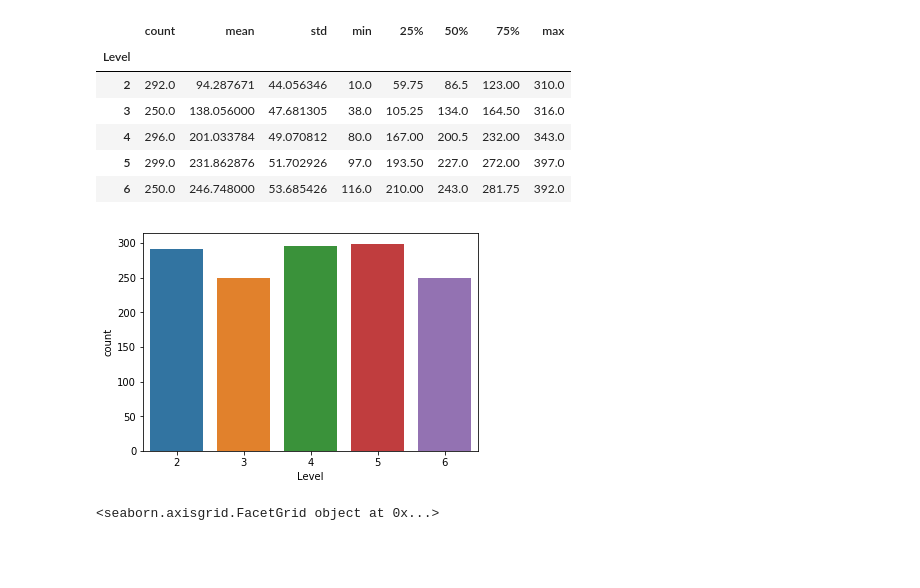
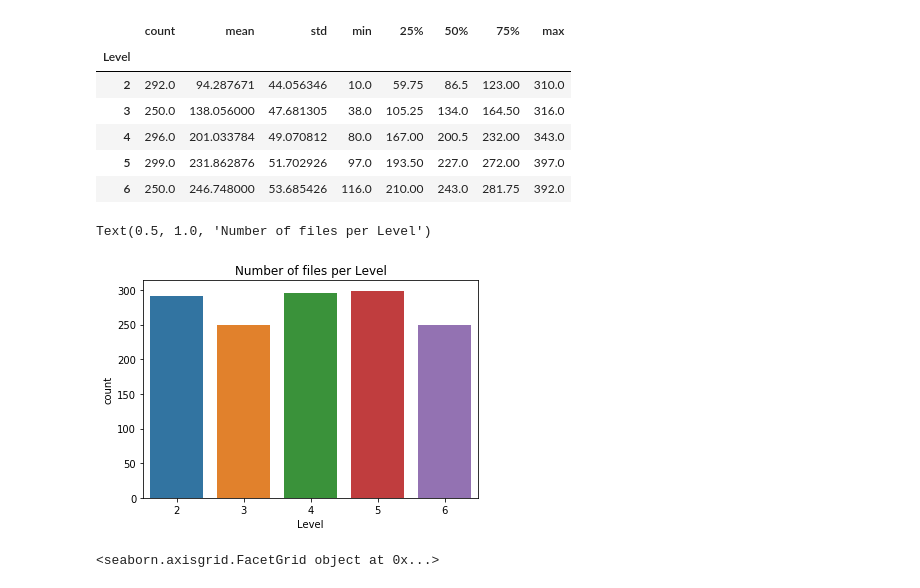
Before and after one commit to Data-Science-for-Linguists-2019/ESL-Article-Acquisition, a Jupyter notebook: exploratory-analysis/prep_data_analysis.ipynb, the cells around one changed output. Saved outputs shown, nothing was run; the diff lists cells and outputs as text; code cells hidden in the pictures; blank space fills up the shorter version.

```diff
--- a/exploratory-analysis/prep_data_analysis.ipynb
+++ b/exploratory-analysis/prep_data_analysis.ipynb
@@ -103,10 +106,13 @@ cepa_target.groupby('Level')['token_count'].describe()
 | 4 | 296.0 | 201.033784 | 49.070812 | 80.0 | 167.00 | 200.5 | 232.00 | 343.0 |
 | 5 | 299.0 | 231.862876 | 51.702926 | 97.0 | 193.50 | 227.0 | 272.00 | 397.0 |
 | 6 | 250.0 | 246.748000 | 53.685426 | 116.0 | 210.00 | 243.0 | 281.75 | 392.0 |
-# %%
-fig3 = sns.countplot(x="Level", data=cepa_target)
-# %% [output]
-[figure, removed]
+# %%
+# Number of files per level after throwing out extremely short essays
+fig3 = sns.countplot(x="Level", data=cepa_target)
+fig3.set_title("Number of files per Level")
+# %% [output]
+Text(0.5, 1.0, 'Number of files per Level')
+[figure, added]
 # %%
 fig3 = sns.catplot(x='Level', y='token_count', kind='box', data=cepa_target, height=9, aspect=0.6)
 fig3.set_axis_labels(x_var="Essay Level", y_var="Token count")
```
Also changed, not shown: parts of 11 cells of this notebook.
